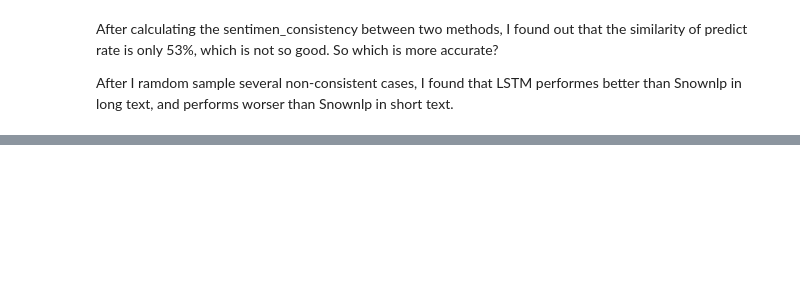
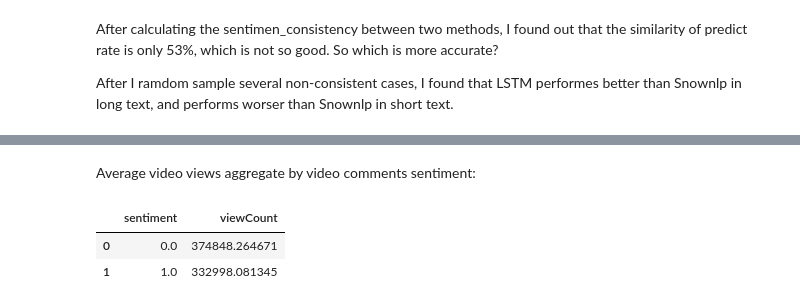
Before and after one commit to ChicoXYC/exercise, a Jupyter notebook: text-mining-test/mining.ipynb, the cells around one changed output, grey strips where cells are left out. Saved outputs shown, nothing was run; the diff lists cells and outputs as text; code cells hidden in the pictures; blank space fills up the shorter version.

```diff
--- a/text-mining-test/mining.ipynb
+++ b/text-mining-test/mining.ipynb
@@ -1008,0 +1041,8 @@ df_c['sentimen_consistency'] = df_v['sentiment'].apply(get_int) - df_v['sentimen
+# %% [markdown]
+Average video views aggregate by video comments sentiment:
+# %%
+df_v.groupby('sentiment').aggregate({'viewCount':'mean'}).reset_index()
+# %% [output]
+|  | sentiment | viewCount |
+| 0 | 0.0 | 374848.264671 |
+| 1 | 1.0 | 332998.081345 |
```
Also changed, not shown: parts of 41 cells of this notebook, 2 other files.
